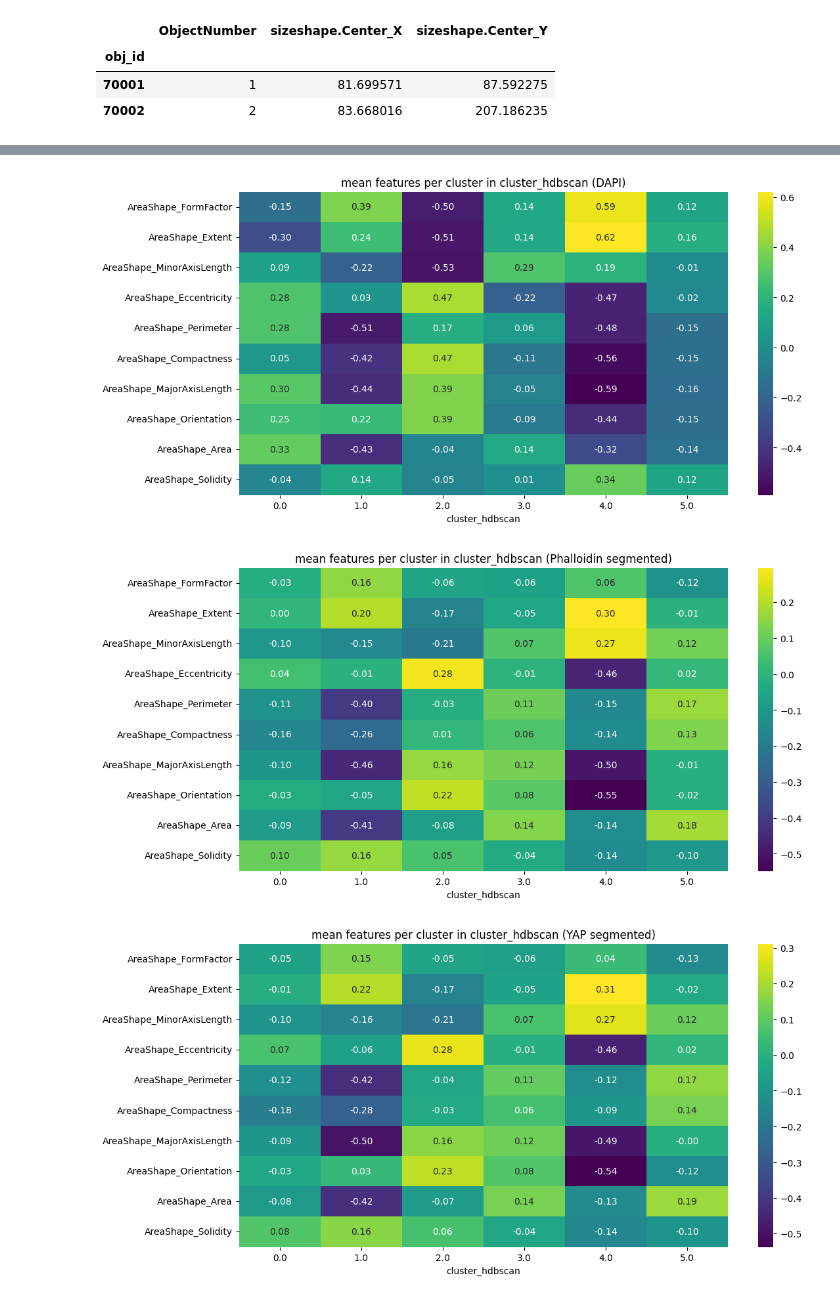
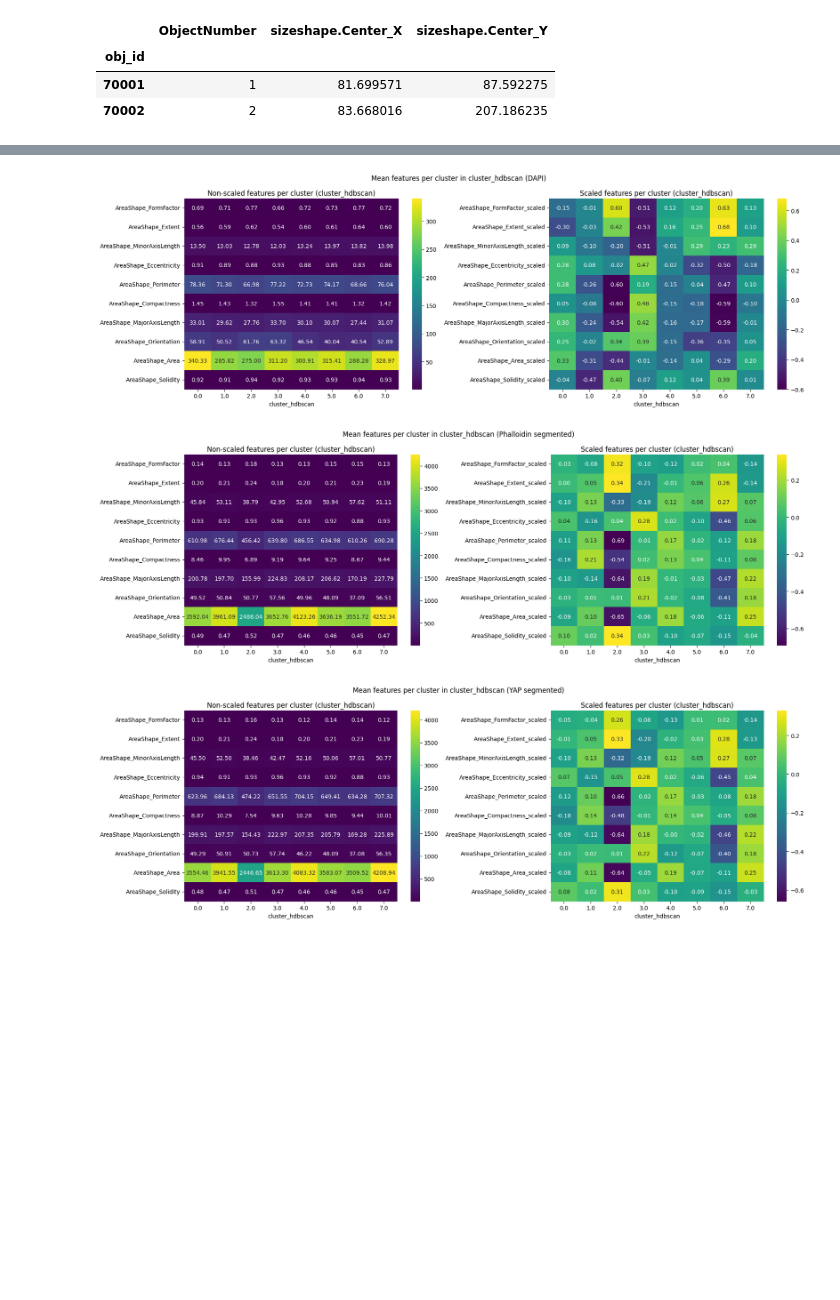
Before and after one commit to alex-sbol/pseudotime, a Jupyter notebook: pseudotime_clustering.ipynb, the cells around one changed output, grey strips where cells are left out. Drawn from its saved outputs; the diff is of its cells as text; code cells hidden in the pictures; blank space fills up the shorter version.

```diff
--- a/pseudotime_clustering.ipynb
+++ b/pseudotime_clustering.ipynb
@@ -43,7 +43,7 @@ def plot_kmeans_mean_shapes(X, labels):
     plt.show()
 # %%
 
-SD_clean = pd.read_pickle("datasets/pseudotime_cells_clean_1476.pkl")
+SD_clean = pd.read_pickle("checkpoints/pseudotime_cells_clean_1462.pkl")
 
 n = 6  # minimum required length
 
@@ -354,7 +359,7 @@ clusterer = hdbscan.HDBSCAN(
 mapper = umap.UMAP(
     metric="precomputed",
     n_neighbors=15,
-    min_dist=0.1,
+    min_dist=0.025,
     random_state=42
 )
 
@@ -500,8 +548,8 @@ plot_metadata_heatmap(
 # %%
-SD_scaled
-SD_scaled["ImageNumber"] = SD_scaled.index // 10000
-SD_scaled["ObjectNumber"] = SD_scaled.index % 10000
-px = SD_scaled[SD_scaled["ImageNumber"] == 7][["ObjectNumber", "sizeshape.Center_X", "sizeshape.Center_Y"]]
+SD_clean
+SD_clean["ImageNumber"] = SD_clean.index // 10000
+SD_clean["ObjectNumber"] = SD_clean.index % 10000
+px = SD_clean[SD_clean["ImageNumber"] == 7][["ObjectNumber", "sizeshape.Center_X", "sizeshape.Center_Y"]]
 px
 # %% [output]
 |  | ObjectNumber | sizeshape.Center_X | sizeshape.Center_Y |
@@ -569,7 +618,7 @@ df_YAP_segmented = pd.read_csv("datasets/MyExpt_YAP_segmented.csv")
 
 colums = ['ObjectNumber', 'Metadata_ObjNumber'] + feats
 
-cluster_map = SD_scaled[["ImageNumber", "ObjectNumber", "cluster_hdbscan"]]
+cluster_map = SD_clean[["ImageNumber", "ObjectNumber", "cluster_hdbscan"]]
 
 def add_cluster_to_cp(cp_df, cluster_map):
     return cp_df.merge(
@@ -601,52 +650,54 @@ Name: cluster_hdbscan, Length: 446, dtype: float64
 scaler = StandardScaler()
 scaled = scaler.fit_transform(df_identifyPrimaryObjects[feats])
 
-Scaled_CP_DAPI = df_identifyPrimaryObjects.copy()
-Scaled_CP_DAPI[feats] = scaled
+feats_scaled = [f + "_scaled" for f in feats]
+
+df_identifyPrimaryObjects[feats_scaled] = scaled
 
 plot_metadata_heatmap(
-    Scaled_CP_DAPI,
-    feats,                # your list of metadata/morphology features
+    df_identifyPrimaryObjects,
+    feats_scaled,       # your list of scaled features
+    feats,                # your list of non-scaled features
     "cluster_hdbscan",
     title="DAPI"
 )
 
 scaler = StandardScaler()
 scaled = scaler.fit_transform(df_Phalloidin_segmented[feats])
 
-Scaled_CP_ACTIN = df_Phalloidin_segmented.copy()
-Scaled_CP_ACTIN[feats] = scaled
+df_Phalloidin_segmented[feats_scaled] = scaled
 
 plot_metadata_heatmap(
-    Scaled_CP_ACTIN,
-    feats,                # your list of metadata/morphology features
+    df_Phalloidin_segmented,
+    feats_scaled,       # your list of scaled features
+    feats,                # your list of non-scaled features
     "cluster_hdbscan",
     title="Phalloidin segmented"
 )
 
 scaler = StandardScaler()
 scaled = scaler.fit_transform(df_YAP_segmented[feats])
 
-Scaled_CP_YAP = df_YAP_segmented.copy()
-Scaled_CP_YAP[feats] = scaled
+df_YAP_segmented[feats_scaled] = scaled
 
 plot_metadata_heatmap(
-    Scaled_CP_YAP,
-    feats,                # your list of metadata/morphology features
+    df_YAP_segmented,
+    feats_scaled,       # your list of scaled features
+    feats,                # your list of non-scaled features
     "cluster_hdbscan",
     title="YAP segmented"
 )
 
 #counts per cluster
 print("DAPI cluster counts:")
 print(df_identifyPrimaryObjects["cluster_hdbscan"].value_counts())
 print("\nPhalloidin segmented cluster counts:")
 print(df_Phalloidin_segmented["cluster_hdbscan"].value_counts())
 print("\nYAP segmented cluster counts:")
 print(df_YAP_segmented["cluster_hdbscan"].value_counts())
 # %% [output]
-[figure, old version]
+[figure, new version]
-[figure, old version]
+[figure, new version]
-[figure, old version]
+[figure, new version]
 DAPI cluster counts:
 cluster_hdbscan
```
Also changed, not shown: parts of 25 cells of this notebook, 7 other files.
